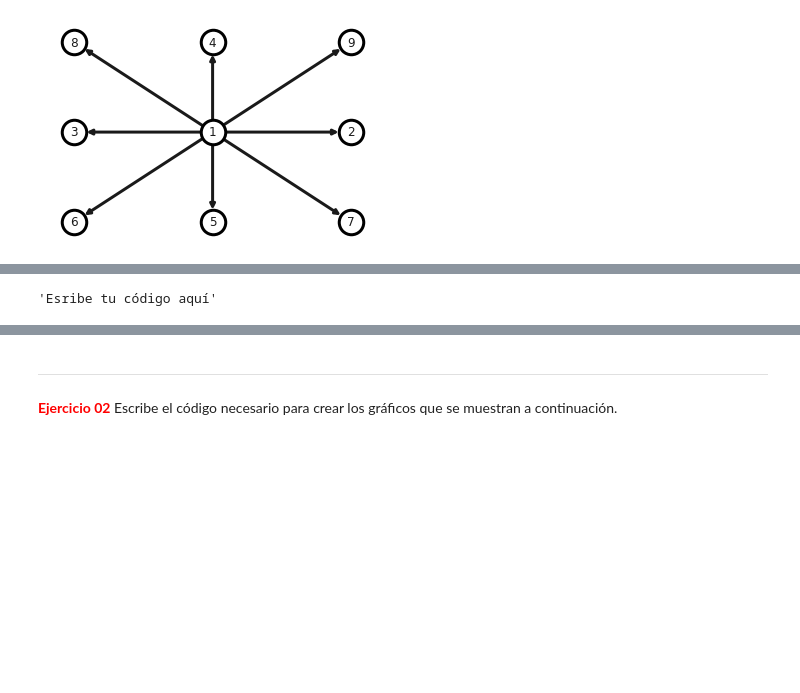
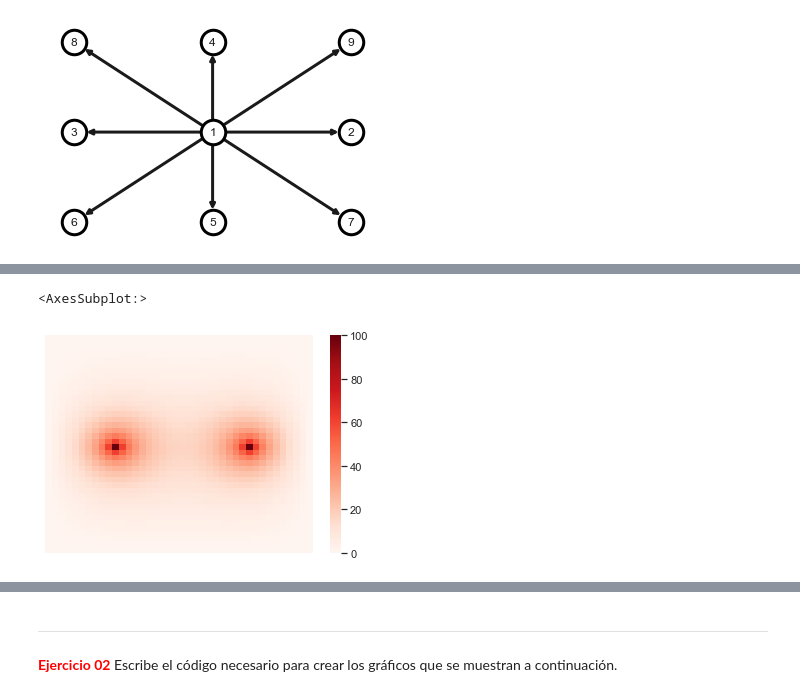
Before and after one commit to MelvinGuaygua/Python-projects, a Jupyter notebook: 10_Seaborn/Seaborn.ipynb, the cells around one changed output, grey strips where cells are left out. Drawn from its saved outputs; the diff is of its cells as text; code cells hidden in the pictures; blank space fills up the shorter version.

```diff
--- a/10_Seaborn/Seaborn.ipynb
+++ b/10_Seaborn/Seaborn.ipynb
@@ -280,7 +325,25 @@ plt.show()
 # %%
 """Esribe tu código aquí"""
+
+N=40
+A = np.zeros([N,N])
+
+#Difundimos el calor
+num = len(A)/2
+num2 = len(A)/4
+for t in range(100):
+    for i in range(1,len(A)-1):
+        for j in range(1,len(A)-1):
+            A[i][j]=(A[i+1][j]+A[i-1][j]+A[i][j+1]+A[i][j-1])/4
+            A[int(num),int(num-num2)] = 100
+
+            A[i][j]=(A[i+1][j]+A[i-1][j]+A[i][j+1]+A[i][j-1])/4
+            A[int(num),int(num+num2)] = 100
+
+sns.heatmap(A, cmap = 'Reds', yticklabels=False, xticklabels=False)
 # %% [output]
-'Esribe tu código aquí'
+<AxesSubplot:>
+[figure, added]
 # %% [markdown]
 <img src="dos.png" ALIGN="left">
 # %%
```
Also changed, not shown: parts of 46 cells of this notebook, 1 other file.
